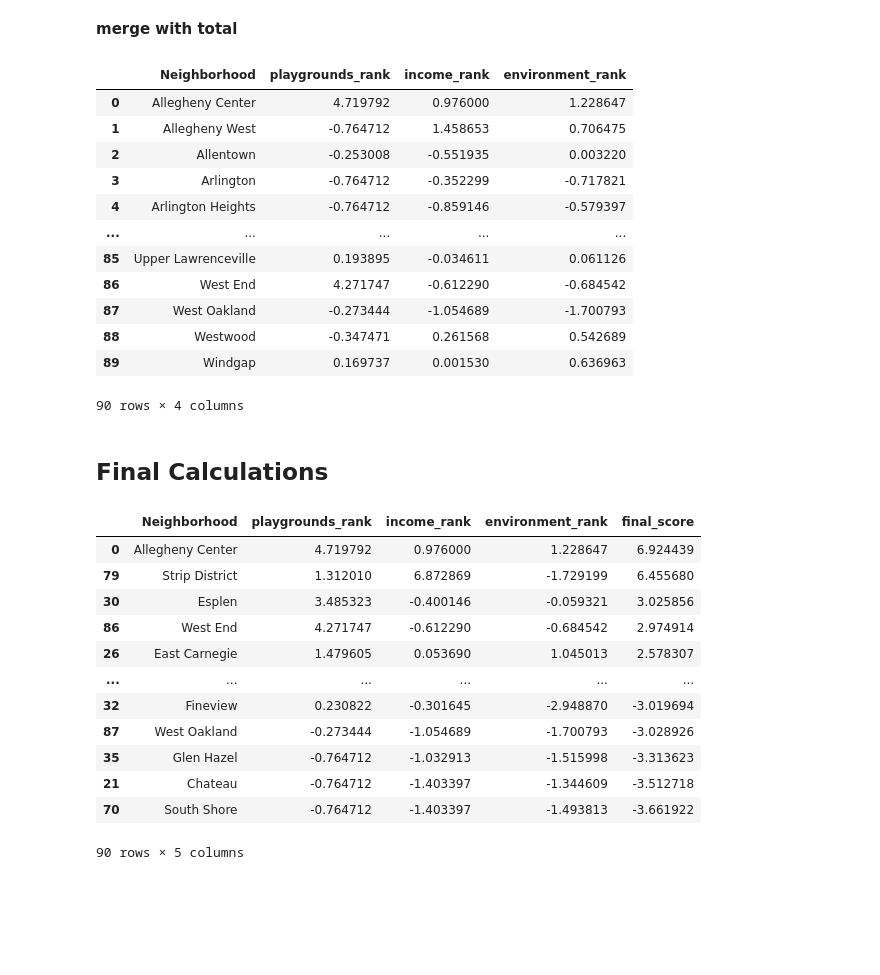
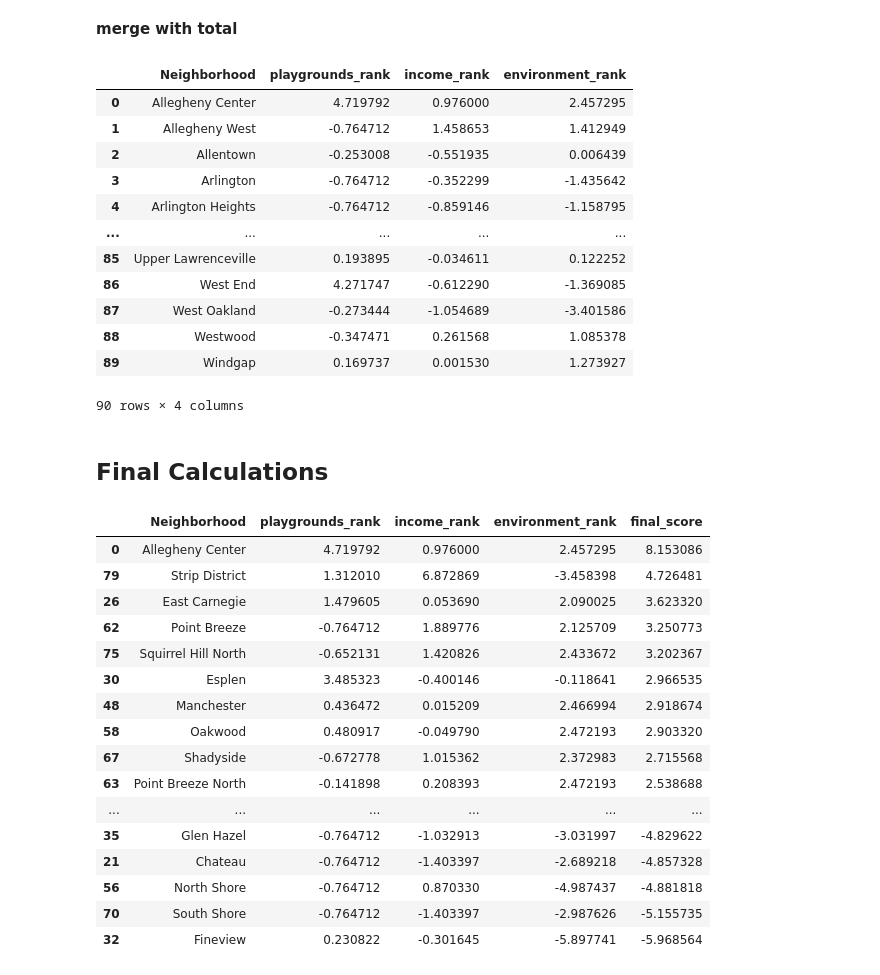
Before and after one commit to blm135/CMPINF0010-Final-Project, a Jupyter notebook: Final-Project.ipynb, the cells around one changed output. Cells and saved outputs as stored; diff of their text form; code cells hidden in the pictures; blank space fills up the shorter version.

Commit message:
fixed playgrounds bug; show all final results

```diff
--- a/Final-Project.ipynb
+++ b/Final-Project.ipynb
@@ -83,10 +90,7 @@ total = pop
 total["num_playgrounds"] = 0
 for index, row in all_playgrounds.iterrows():
     name = row.iloc[7]
-    total.loc[total["Neighborhood"] == name, "num_playgrounds"] += 5
+    total.loc[total["Neighborhood"] == name, "num_playgrounds"] += 1
 total.sort_values(by=["num_playgrounds"], ascending=False)
-
-
-#TODO: figure out playgrounds per 1000 residents
 # %% [output]
 |  | Neighborhood | population | num_playgrounds |
@@ -339,7 +343,7 @@ env_mean = np.nansum(environment.loc[:, "risk area"]) / num_neighborhoods
 environment["temp_stdDev"] = np.square(environment["risk area"] - env_mean)
 env_stdDev = np.sqrt(np.nansum(environment.loc[:, "temp_stdDev"]) / num_neighborhoods)
 
-environment["environment_rank"] = ((environment["risk area"] - env_mean)/env_stdDev)*-1
+environment["environment_rank"] = ((environment["risk area"] - env_mean)/env_stdDev)*-2
 
 environment.sort_values(by=["environment_rank"], ascending=False)
 # %% [output]
@@ -367,34 +371,39 @@ total = new_total
 total
 # %% [output]
 |  | Neighborhood | playgrounds_rank | income_rank | environment_rank |
-| 0 | Allegheny Center | 4.719792 | 0.976000 | 1.228647 |
-| 1 | Allegheny West | -0.764712 | 1.458653 | 0.706475 |
-| 2 | Allentown | -0.253008 | -0.551935 | 0.003220 |
-| 3 | Arlington | -0.764712 | -0.352299 | -0.717821 |
-| 4 | Arlington Heights | -0.764712 | -0.859146 | -0.579397 |
+| 0 | Allegheny Center | 4.719792 | 0.976000 | 2.457295 |
+| 1 | Allegheny West | -0.764712 | 1.458653 | 1.412949 |
+| 2 | Allentown | -0.253008 | -0.551935 | 0.006439 |
+| 3 | Arlington | -0.764712 | -0.352299 | -1.435642 |
+| 4 | Arlington Heights | -0.764712 | -0.859146 | -1.158795 |
 | ... | ... | ... | ... | ... |
-| 85 | Upper Lawrenceville | 0.193895 | -0.034611 | 0.061126 |
-| 86 | West End | 4.271747 | -0.612290 | -0.684542 |
-| 87 | West Oakland | -0.273444 | -1.054689 | -1.700793 |
-| 88 | Westwood | -0.347471 | 0.261568 | 0.542689 |
-| 89 | Windgap | 0.169737 | 0.001530 | 0.636963 |
+| 85 | Upper Lawrenceville | 0.193895 | -0.034611 | 0.122252 |
+| 86 | West End | 4.271747 | -0.612290 | -1.369085 |
+| 87 | West Oakland | -0.273444 | -1.054689 | -3.401586 |
+| 88 | Westwood | -0.347471 | 0.261568 | 1.085378 |
+| 89 | Windgap | 0.169737 | 0.001530 | 1.273927 |
 90 rows × 4 columns
 # %% [markdown]
 ## Final Calculations
 # %%
 total["final_score"] = total["playgrounds_rank"] + total["income_rank"] + total["environment_rank"]
+pd.set_option('display.max_rows', None)
 total.sort_values(by=["final_score"], ascending=False)
 # %% [output]
 |  | Neighborhood | playgrounds_rank | income_rank | environment_rank | final_score |
-| 0 | Allegheny Center | 4.719792 | 0.976000 | 1.228647 | 6.924439 |
-| 79 | Strip District | 1.312010 | 6.872869 | -1.729199 | 6.455680 |
-| 30 | Esplen | 3.485323 | -0.400146 | -0.059321 | 3.025856 |
-| 86 | West End | 4.271747 | -0.612290 | -0.684542 | 2.974914 |
-| 26 | East Carnegie | 1.479605 | 0.053690 | 1.045013 | 2.578307 |
+| 0 | Allegheny Center | 4.719792 | 0.976000 | 2.457295 | 8.153086 |
+| 79 | Strip District | 1.312010 | 6.872869 | -3.458398 | 4.726481 |
+| 26 | East Carnegie | 1.479605 | 0.053690 | 2.090025 | 3.623320 |
+| 62 | Point Breeze | -0.764712 | 1.889776 | 2.125709 | 3.250773 |
+| 75 | Squirrel Hill North | -0.652131 | 1.420826 | 2.433672 | 3.202367 |
+| 30 | Esplen | 3.485323 | -0.400146 | -0.118641 | 2.966535 |
+| 48 | Manchester | 0.436472 | 0.015209 | 2.466994 | 2.918674 |
+| 58 | Oakwood | 0.480917 | -0.049790 | 2.472193 | 2.903320 |
+| 67 | Shadyside | -0.672778 | 1.015362 | 2.372983 | 2.715568 |
+| 63 | Point Breeze North | -0.141898 | 0.208393 | 2.472193 | 2.538688 |
 | ... | ... | ... | ... | ... | ... |
-| 32 | Fineview | 0.230822 | -0.301645 | -2.948870 | -3.019694 |
-| 87 | West Oakland | -0.273444 | -1.054689 | -1.700793 | -3.028926 |
-| 35 | Glen Hazel | -0.764712 | -1.032913 | -1.515998 | -3.313623 |
-| 21 | Chateau | -0.764712 | -1.403397 | -1.344609 | -3.512718 |
-| 70 | South Shore | -0.764712 | -1.403397 | -1.493813 | -3.661922 |
+| 35 | Glen Hazel | -0.764712 | -1.032913 | -3.031997 | -4.829622 |
+| 21 | Chateau | -0.764712 | -1.403397 | -2.689218 | -4.857328 |
+| 56 | North Shore | -0.764712 | 0.870330 | -4.987437 | -4.881818 |
+| 70 | South Shore | -0.764712 | -1.403397 | -2.987626 | -5.155735 |
+| 32 | Fineview | 0.230822 | -0.301645 | -5.897741 | -5.968564 |
-90 rows × 5 columns
```
Also changed, not shown: parts of 6 cells of this notebook.
